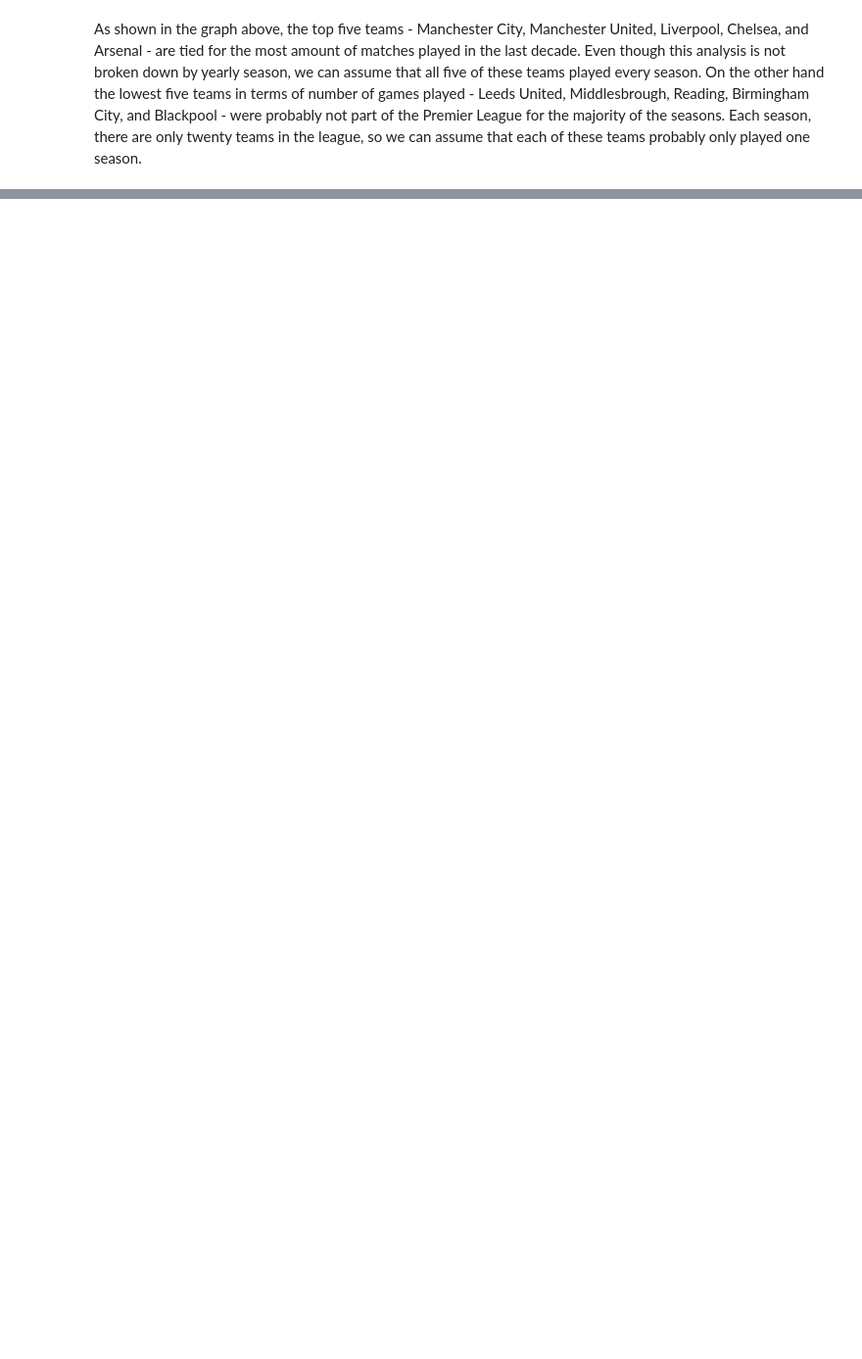
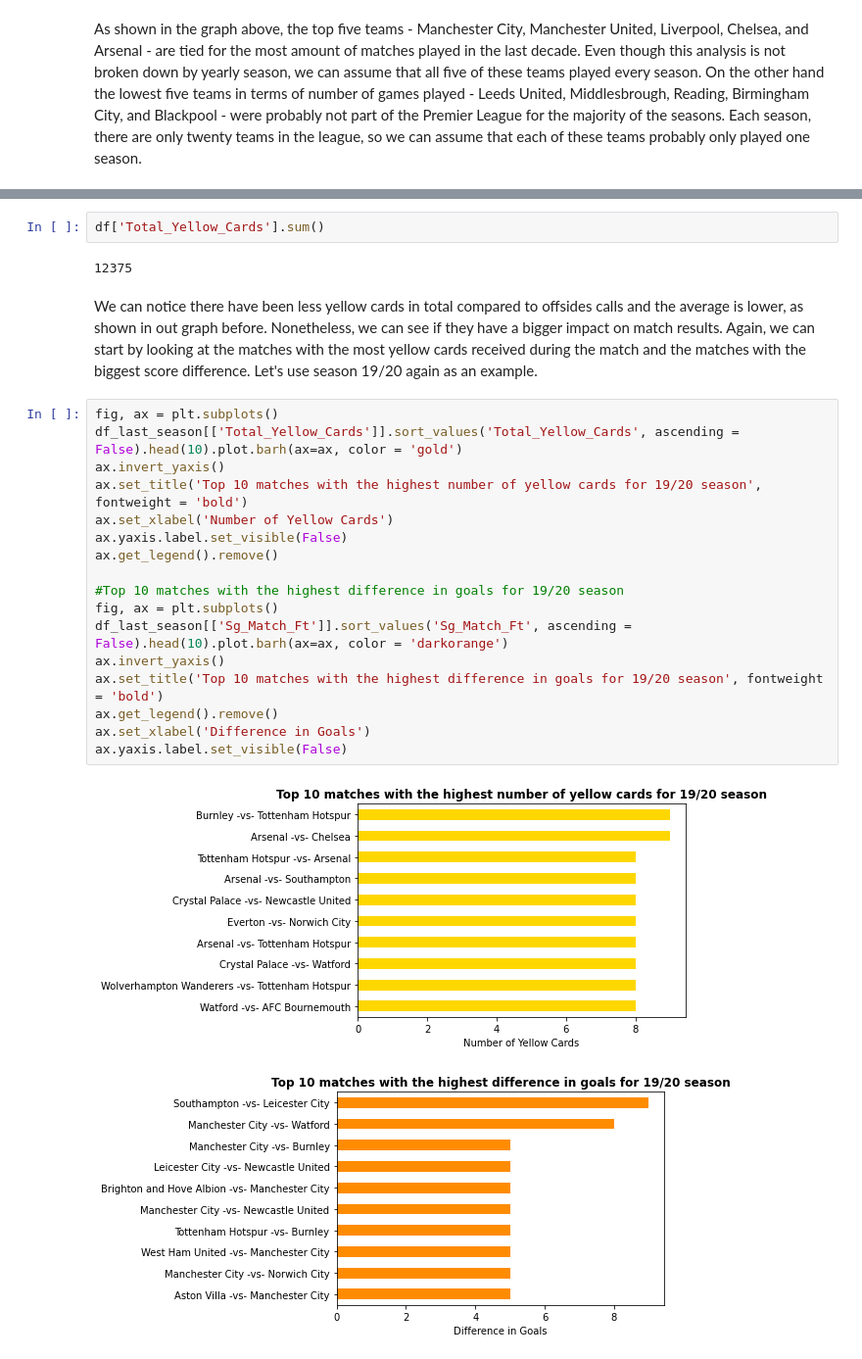
Before and after one commit to salorh/data_bootcamp_final_project, a Jupyter notebook: premier_league_final_project.ipynb, the cells around one changed output, grey strips where cells are left out. Shown: that part at 98% size. Cells and saved outputs as stored; diff of their text form; blank space fills up the shorter version.

```diff
--- a/premier_league_final_project.ipynb
+++ b/premier_league_final_project.ipynb
@@ -392,0 +536,26 @@ As shown in the graph above, the top five teams - Manchester City, Manchester Un
+# %%
+df['Total_Yellow_Cards'].sum()
+# %% [output]
+12375
+# %% [markdown]
+We can notice there have been less yellow cards in total compared to offsides calls and the average is lower, as shown in out graph before. Nonetheless, we can see if they have a bigger impact on match results. Again, we can start by looking at the matches with the most yellow cards received during the match and the matches with the biggest score difference. Let's use season 19/20 again as an example.
+# %%
+fig, ax = plt.subplots()
+df_last_season[['Total_Yellow_Cards']].sort_values('Total_Yellow_Cards', ascending = False).head(10).plot.barh(ax=ax, color = 'gold')
+ax.invert_yaxis()
+ax.set_title('Top 10 matches with the highest number of yellow cards for 19/20 season', fontweight = 'bold')
+ax.set_xlabel('Number of Yellow Cards')
+ax.yaxis.label.set_visible(False)
+ax.get_legend().remove()
+
+#Top 10 matches with the highest difference in goals for 19/20 season
+fig, ax = plt.subplots()
+df_last_season[['Sg_Match_Ft']].sort_values('Sg_Match_Ft', ascending = False).head(10).plot.barh(ax=ax, color = 'darkorange')
+ax.invert_yaxis()
+ax.set_title('Top 10 matches with the highest difference in goals for 19/20 season', fontweight = 'bold')
+ax.get_legend().remove()
+ax.set_xlabel('Difference in Goals')
+ax.yaxis.label.set_visible(False)
+# %% [output]
+[figure, added]
+[figure, added]
```
Also changed, not shown: parts of 69 cells of this notebook.
